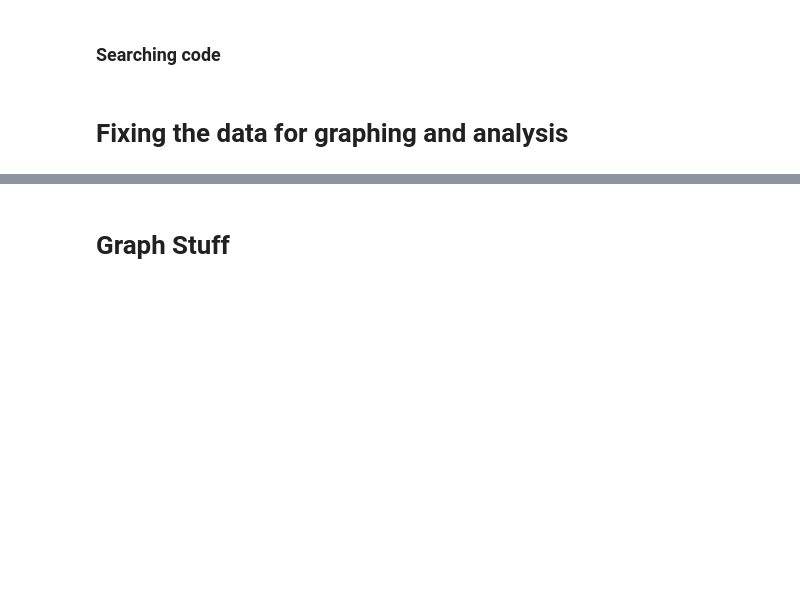
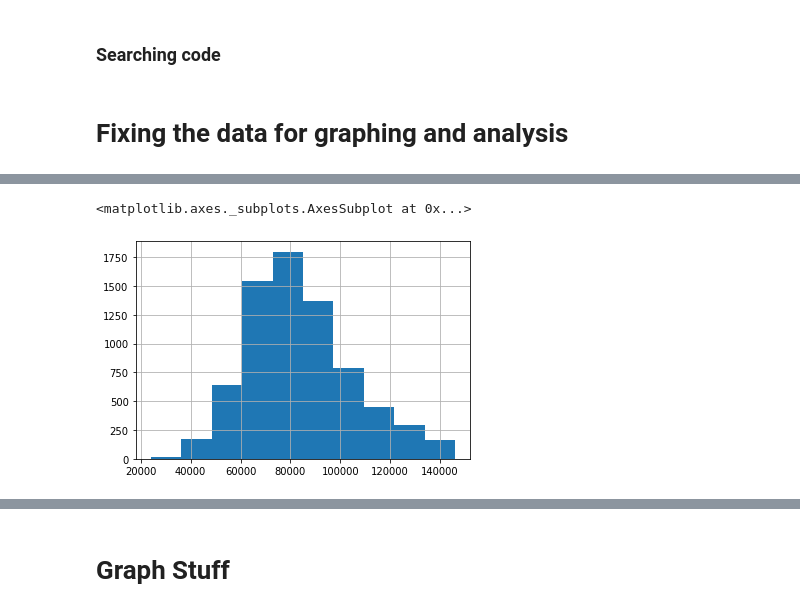
Before and after one commit to b-a-delight/Senior-Project, a Jupyter notebook: Data-Exploration.ipynb, the cells around one changed output, grey strips where cells are left out. Saved outputs shown, nothing was run; the diff lists cells and outputs as text; code cells hidden in the pictures; blank space fills up the shorter version.

```diff
--- a/Data-Exploration.ipynb
+++ b/Data-Exploration.ipynb
@@ -106,0 +223,5 @@ ax.scatter(df_yr_19['TAV'],df_yr_19['Sub'])
+# %%
+myN00i['TAV'].hist()
+# %% [output]
+<matplotlib.axes._subplots.AxesSubplot at 0x...>
+[figure, added]
```
Also changed, not shown: parts of 32 cells of this notebook.
